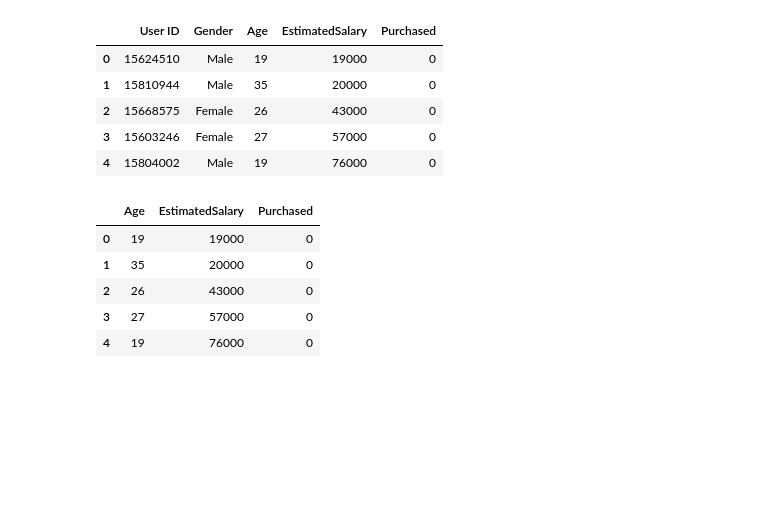
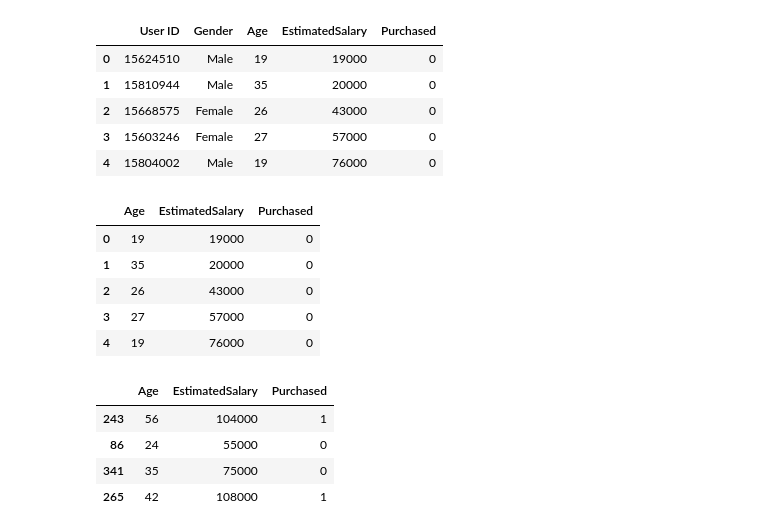
Before and after one commit to Alsanad-Opium/deep-learning-pytorch, a Jupyter notebook: MLandDL/ML/Machine Learning/Feature engineering/feature_scaling.ipynb, the cells around one changed output. Cells and saved outputs as stored; diff of their text form; code cells hidden in the pictures; blank space fills up the shorter version.

```diff
--- a/MLandDL/ML/Machine Learning/Feature engineering/feature_scaling.ipynb
+++ b/MLandDL/ML/Machine Learning/Feature engineering/feature_scaling.ipynb
@@ -224,3 +224,11 @@ df.head()
 | 2 | 26 | 43000 | 0 |
 | 3 | 27 | 57000 | 0 |
 | 4 | 19 | 76000 | 0 |
+# %%
+df.sample(4)
+# %% [output]
+|  | Age | EstimatedSalary | Purchased |
+| 243 | 56 | 104000 | 1 |
+| 86 | 24 | 55000 | 0 |
+| 341 | 35 | 75000 | 0 |
+| 265 | 42 | 108000 | 1 |
```
Also changed, not shown: parts of 7 cells of this notebook.
